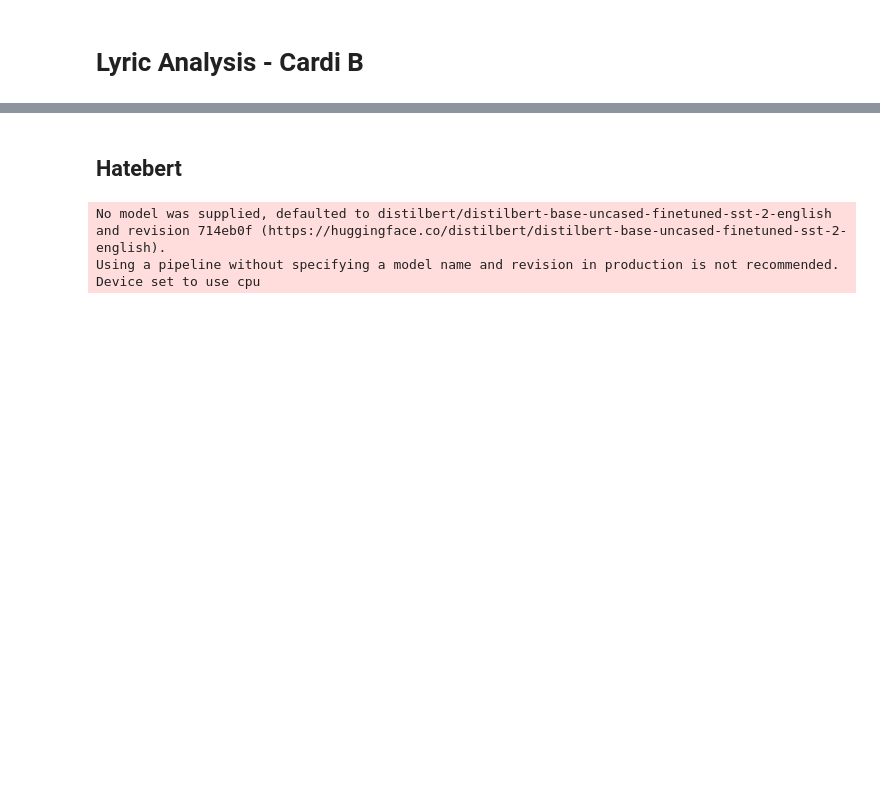
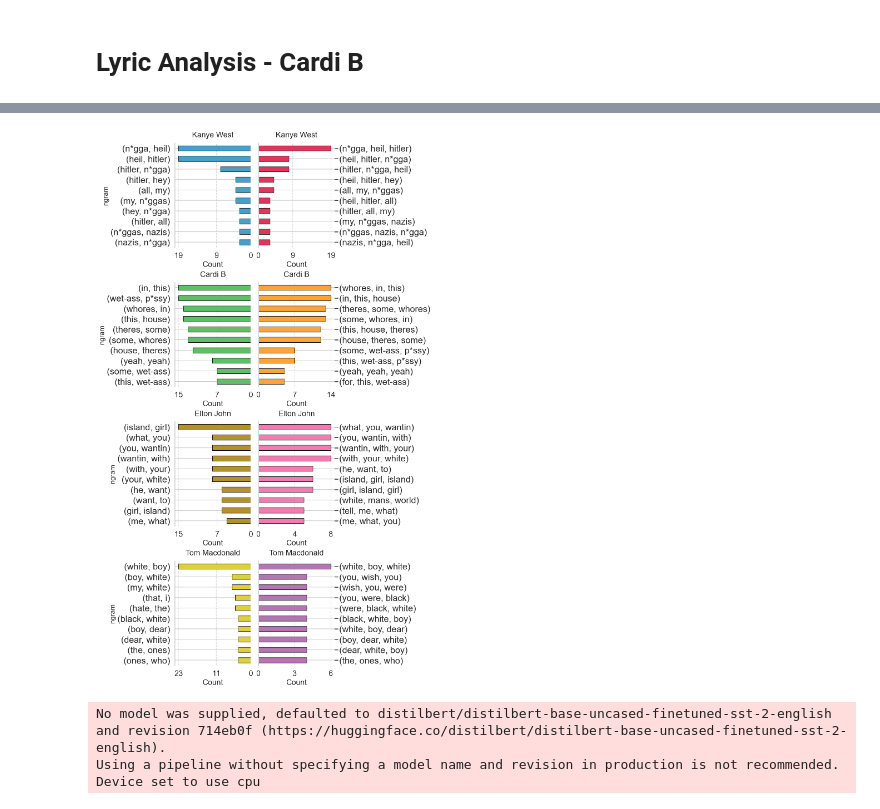
Before and after one commit to jchoi0406/musictransformationanalysis, a Jupyter notebook: preprocessing.ipynb, the cells around one changed output, grey strips where cells are left out. Cells and saved outputs as stored; diff of their text form; code cells hidden in the pictures; blank space fills up the shorter version.

Commit message:
more plots

```diff
--- a/preprocessing.ipynb
+++ b/preprocessing.ipynb
@@ -179,5 +215,7 @@ plt.show()
-# %% [markdown]
-## Hatebert
+# %%
+make_artist_ngram_plot(top_ngrams)
+# %% [output]
+[figure, added]
 # %%
 def preprocess_lines(lyrics):
 
```
Also changed, not shown: parts of 15 cells of this notebook, 2 other files.
